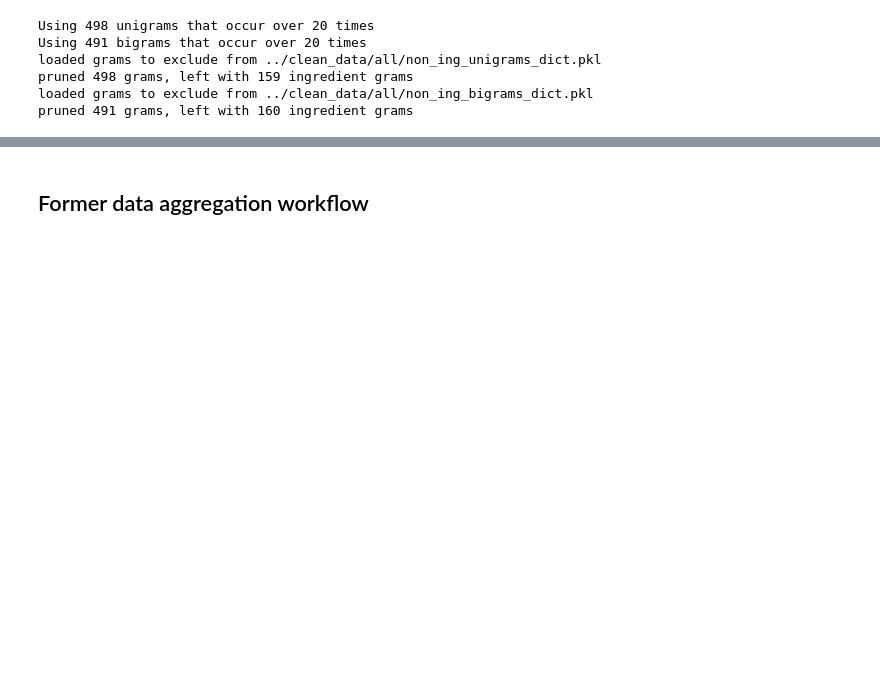
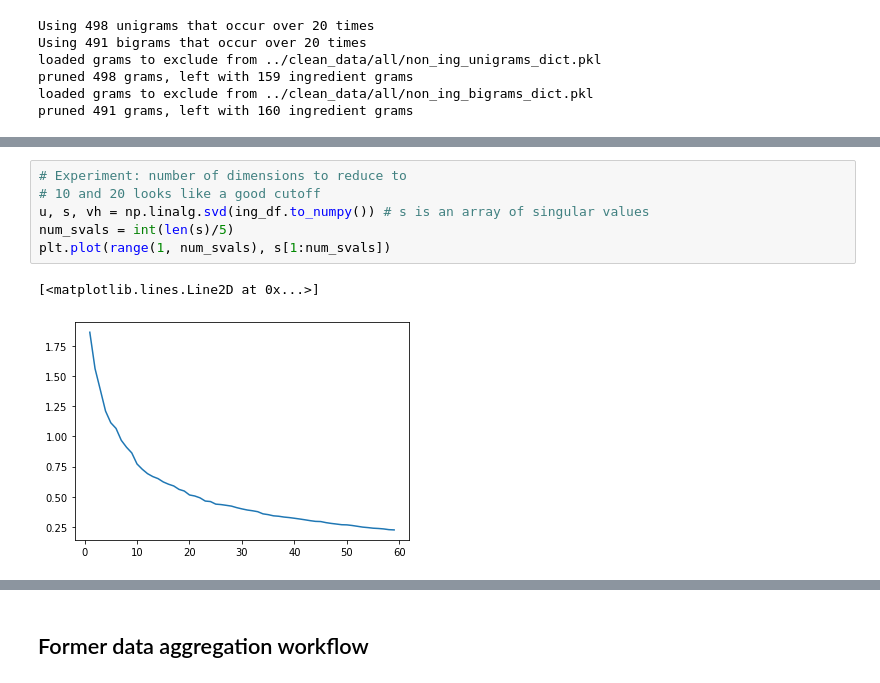
Before and after one commit to justinxu421/recipe_rex, a Jupyter notebook: feature_generation/extract_features_JD.ipynb, the cells around one changed output, grey strips where cells are left out. Drawn from its saved outputs; the diff is of its cells as text; blank space fills up the shorter version.

```diff
--- a/feature_generation/extract_features_JD.ipynb
+++ b/feature_generation/extract_features_JD.ipynb
@@ -115,0 +144,9 @@ ing_df[ing_df.index == "https://www.eatingthaifood.com/toasted-rice-powder-recip
+# %%
+# Experiment: number of dimensions to reduce to
+# 10 and 20 looks like a good cutoff
+u, s, vh = np.linalg.svd(ing_df.to_numpy()) # s is an array of singular values
+num_svals = int(len(s)/5)
+plt.plot(range(1, num_svals), s[1:num_svals])
+# %% [output]
+[<matplotlib.lines.Line2D at 0x...>]
+[figure, added]
```
Also changed, not shown: parts of 6 cells of this notebook, 3 other files.
